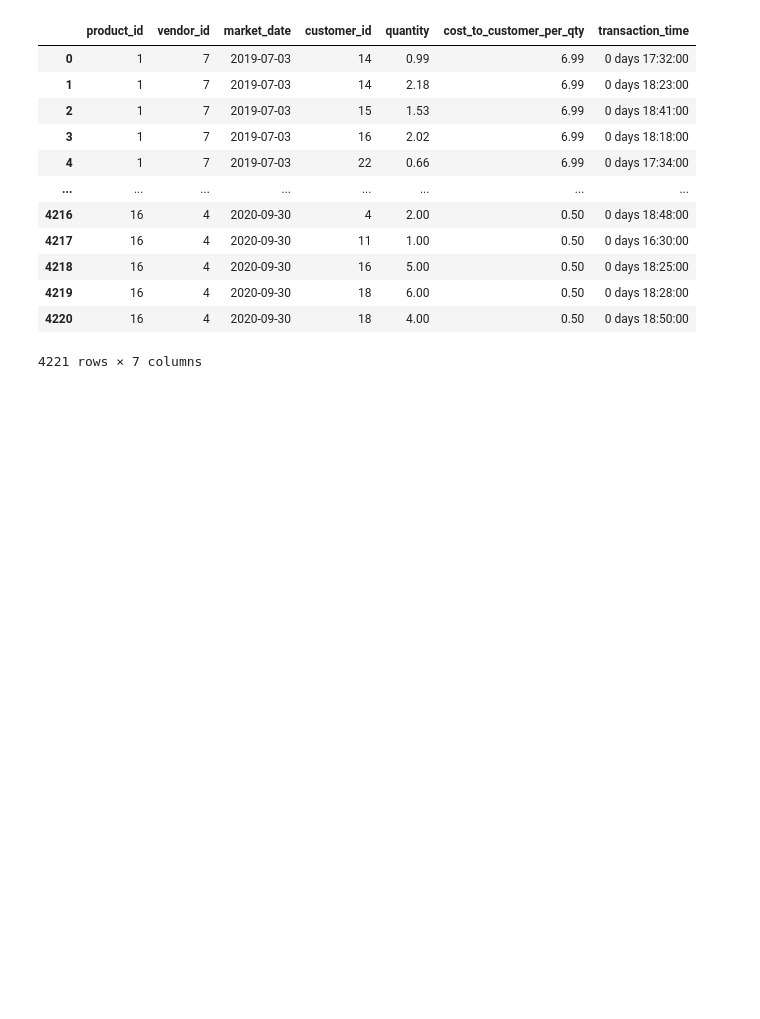
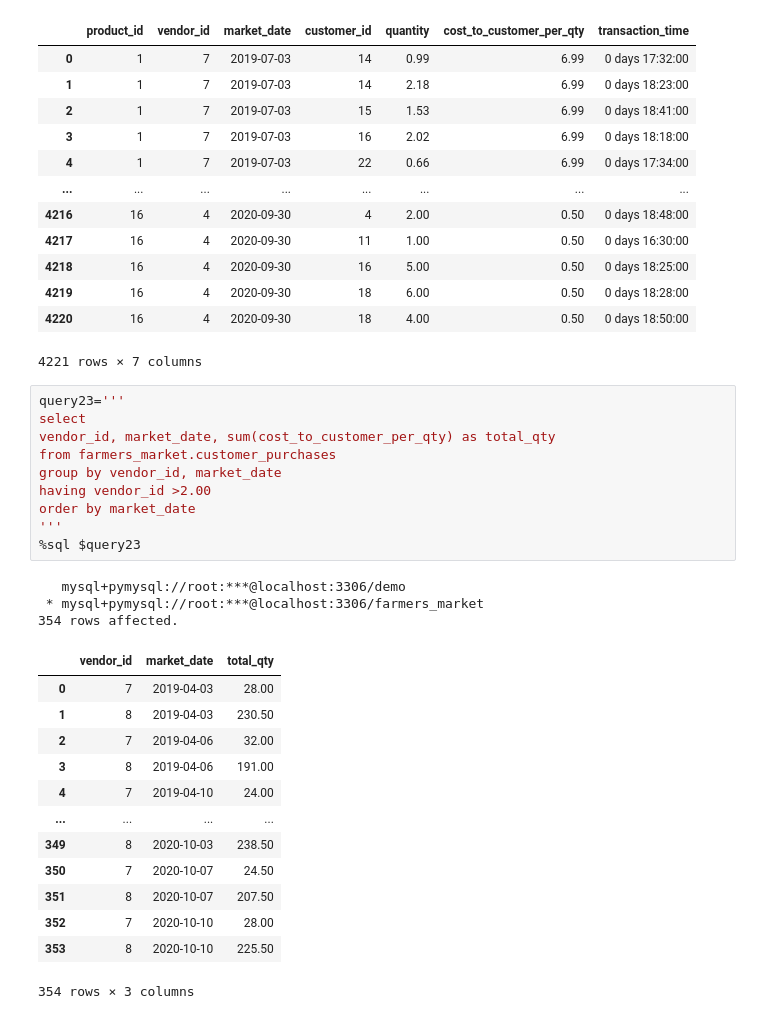
Before and after one commit to KunalNeon/SQL-For-Data-Scientist, a Jupyter notebook: sql.ipynb, the cells around one changed output. Cells and saved outputs as stored; diff of their text form; blank space fills up the shorter version.

Commit message:
group by

```diff
--- a/sql.ipynb
+++ b/sql.ipynb
@@ -1190,3 +1190,30 @@ SELECT
 | 4219 | 16 | 4 | 2020-09-30 | 18 | 6.00 | 0.50 | 0 days 18:28:00 |
 | 4220 | 16 | 4 | 2020-09-30 | 18 | 4.00 | 0.50 | 0 days 18:50:00 |
 4221 rows × 7 columns
+# %%
+query23='''
+select
+vendor_id, market_date, sum(cost_to_customer_per_qty) as total_qty
+from farmers_market.customer_purchases
+group by vendor_id, market_date
+having vendor_id >2.00
+order by market_date
+'''
+%sql $query23
+# %% [output]
+   mysql+pymysql://root:***@localhost:3306/demo
+ * mysql+pymysql://root:***@localhost:3306/farmers_market
+354 rows affected.
+|  | vendor_id | market_date | total_qty |
+| 0 | 7 | 2019-04-03 | 28.00 |
+| 1 | 8 | 2019-04-03 | 230.50 |
+| 2 | 7 | 2019-04-06 | 32.00 |
+| 3 | 8 | 2019-04-06 | 191.00 |
+| 4 | 7 | 2019-04-10 | 24.00 |
+| ... | ... | ... | ... |
+| 349 | 8 | 2020-10-03 | 238.50 |
+| 350 | 7 | 2020-10-07 | 24.50 |
+| 351 | 8 | 2020-10-07 | 207.50 |
+| 352 | 7 | 2020-10-10 | 28.00 |
+| 353 | 8 | 2020-10-10 | 225.50 |
+354 rows × 3 columns
```
